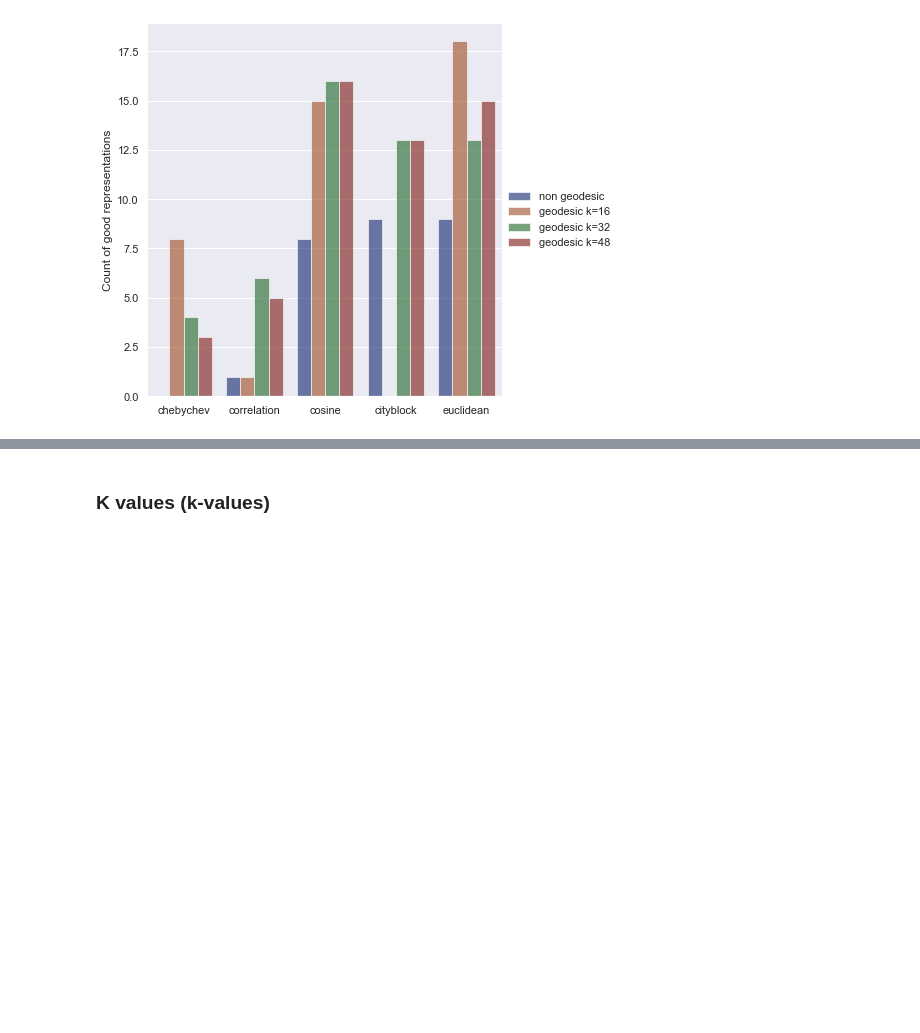
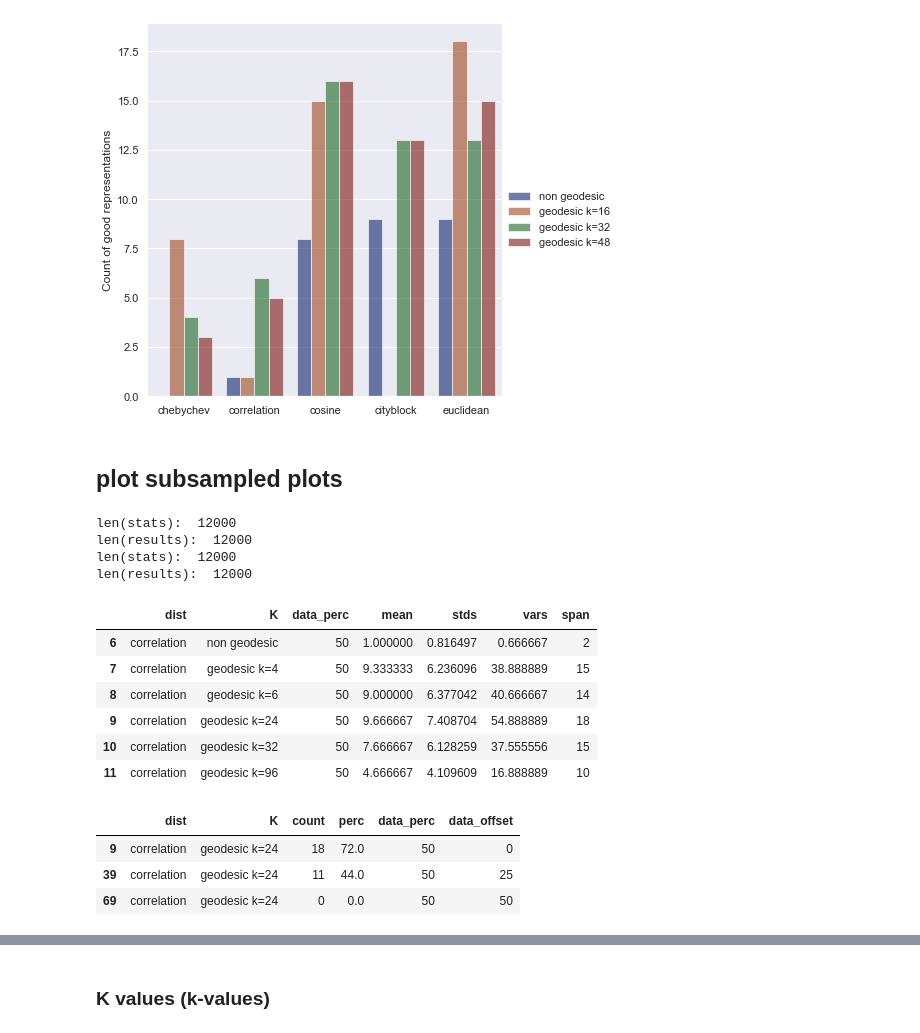
Before and after one commit to braindynamicslab/demapper, a Jupyter notebook: notebooks/evaluate_analysis_w3c.ipynb, the cells around one changed output, grey strips where cells are left out. Saved outputs shown, nothing was run; the diff lists cells and outputs as text; code cells hidden in the pictures; blank space fills up the shorter version.

```diff
--- a/notebooks/evaluate_analysis_w3c.ipynb
+++ b/notebooks/evaluate_analysis_w3c.ipynb
@@ -741,3 +741,42 @@ g.set_axis_labels("", "Count of good representations")
 g.legend.set_title("")
 # %% [output]
 [figure]
+# %% [markdown]
+## plot subsampled plots
+# %%
+import random
+
+sns.set(font_scale=1.5)
+sns.set_style(style='white')
+
+dists = ['chebychev', 'correlation', 'cosine', 'cityblock', 'euclidean']
+
+PICKED_DATASET = 'ss2_w3cv5lens2_fast'
+datadir = DATASETS[PICKED_DATASET]
+stats_path = os.path.join(datadir, 'compute_stats-combined.csv')
+results_path = os.path.join(datadir, 'scores-all.csv')
+
+# Extract geodesic distances mappers
+filter_by = FILTERS[PICKED_DATASET][0]
+df_geo, max_values = extract_dataset(stats_path, results_path, filter_by, extract_params_f)
+target_metrics_limits_geo = {
+    'TransitionBetweeness': [0, max_values['TransitionBetweeness'] * 0.99], # Need the data first, add later
+    'coverage_nodes': [0.7, 1.0],
+    'distances_entropy': [2.0, 10000.0],
+    'hrfdur_stat': [0.15, 1.0],
+}
+
+# Extract non-geodesic distances mappers
+filter_by = FILTERS[PICKED_DATASET][1]
+df_nongeo, max_values = extract_dataset(stats_path, results_path, filter_by, extract_params_f)
+target_metrics_limits_nongeo = {
+    'TransitionBetweeness': [0, max_values['TransitionBetweeness'] * 0.99], # Need the data first, add later
+    'coverage_nodes': [0.7, 1.0],
+    'distances_entropy': [2.0, 10000.0],
+    'hrfdur_stat': [0.15, 1.0],
+}
+# %% [output]
+len(stats):  12000
+len(results):  12000
+len(stats):  12000
+len(results):  12000
@@ -743,0 +838,20 @@ g.legend.set_title("")
+# %%
+vars_table = counts_df[['dist', 'K', 'data_perc']].drop_duplicates()
+vars_table = vars_table[vars_table['data_perc'] < 100]
+
+def get_count_span(d,k,dp,t='std'):
+    fdf = filter_dataframe(counts_df, {'dist': [d], 'K': [k], 'data_perc': [dp]})
+    cnts = fdf['count'].to_numpy()
+    if t == 'std':
+        return np.std(cnts)
+    elif t == 'var':
+        return np.var(cnts)
+    elif t == 'mean':
+        return np.mean(cnts)
+    elif t == 'span':
+        return np.max(cnts) - np.min(cnts)
+
+vars_table['mean'] = vars_table.apply(lambda row: get_count_span(row['dist'], row['K'], row['data_perc'], 'mean'), axis=1)
+vars_table['stds'] = vars_table.apply(lambda row: get_count_span(row['dist'], row['K'], row['data_perc'], 'std'), axis=1)
+vars_table['vars'] = vars_table.apply(lambda row: get_count_span(row['dist'], row['K'], row['data_perc'], 'var'), axis=1)
+vars_table['span'] = vars_table.apply(lambda row: get_count_span(row['dist'], row['K'], row['data_perc'], 'span'), axis=1)
@@ -743,0 +874,19 @@ g.legend.set_title("")
+# %%
+
+filter_dataframe(vars_table, {'dist': ['correlation'], 'data_perc': [50]}) # 'K': ['geodesic k=6'],
+# %% [output]
+|  | dist | K | data_perc | mean | stds | vars | span |
+| 6 | correlation | non geodesic | 50 | 1.000000 | 0.816497 | 0.666667 | 2 |
+| 7 | correlation | geodesic k=4 | 50 | 9.333333 | 6.236096 | 38.888889 | 15 |
+| 8 | correlation | geodesic k=6 | 50 | 9.000000 | 6.377042 | 40.666667 | 14 |
+| 9 | correlation | geodesic k=24 | 50 | 9.666667 | 7.408704 | 54.888889 | 18 |
+| 10 | correlation | geodesic k=32 | 50 | 7.666667 | 6.128259 | 37.555556 | 15 |
+| 11 | correlation | geodesic k=96 | 50 | 4.666667 | 4.109609 | 16.888889 | 10 |
+# %%
+
+filter_dataframe(counts_df, {'dist': ['correlation'], 'K': ['geodesic k=24'], 'data_perc': [50]})
+# %% [output]
+|  | dist | K | count | perc | data_perc | data_offset |
+| 9 | correlation | geodesic k=24 | 18 | 72.0 | 50 | 0 |
+| 39 | correlation | geodesic k=24 | 11 | 44.0 | 50 | 25 |
+| 69 | correlation | geodesic k=24 | 0 | 0.0 | 50 | 50 |
```
Also changed, not shown: parts of 11 cells of this notebook, 6 other files.
